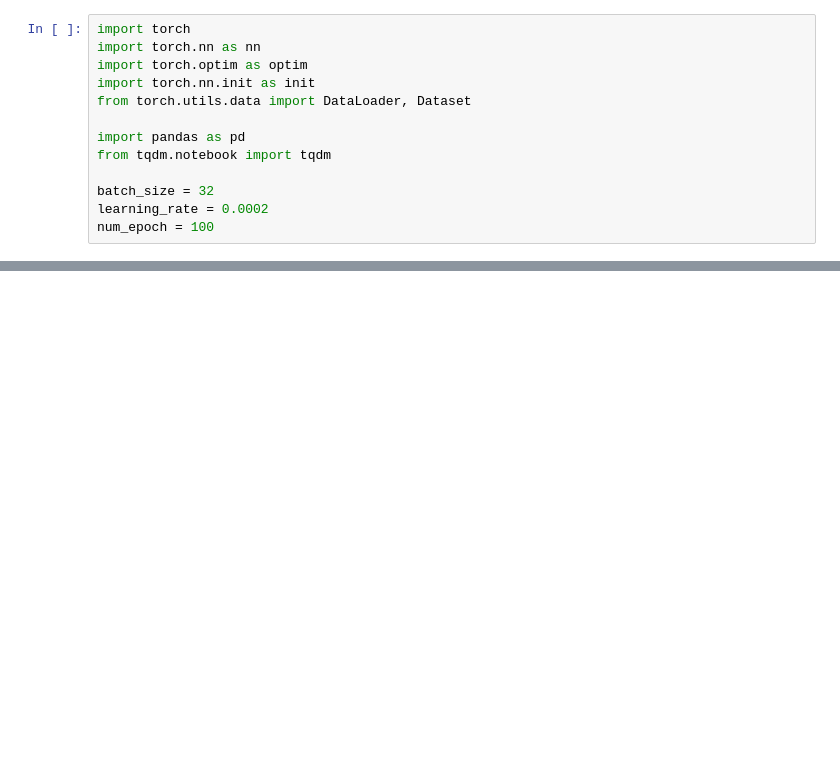
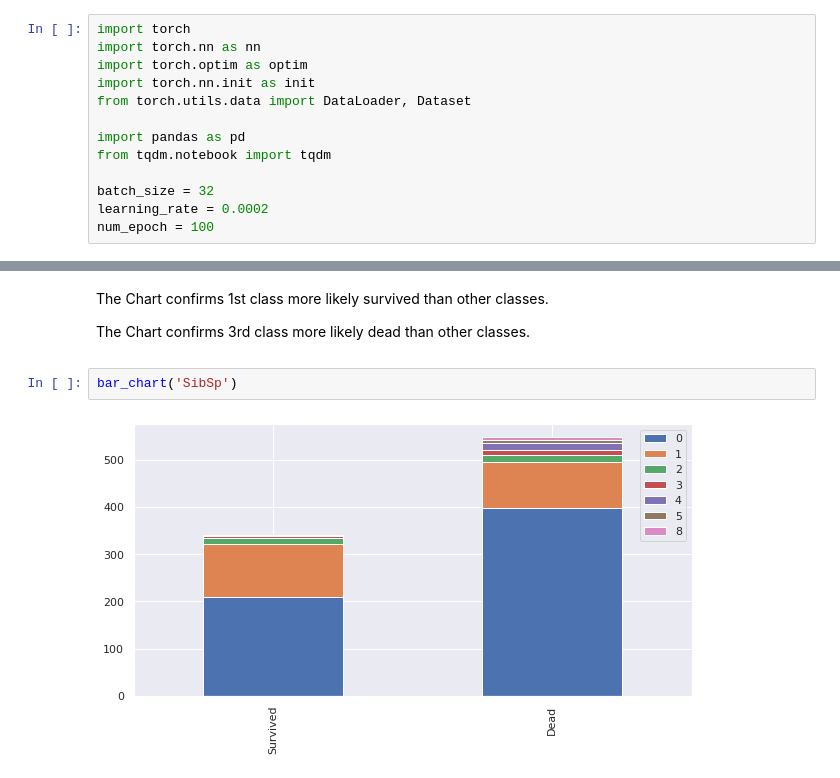
Before and after one commit to binlee52/AI-Study, a Jupyter notebook: Kaggle/Titanic - Machine Learning from Disaster/Titanic - Machine Learning from Disaster.ipynb, the cells around one changed output, grey strips where cells are left out. Cells and saved outputs as stored; diff of their text form; blank space fills up the shorter version.

```diff
--- a/Kaggle/Titanic - Machine Learning from Disaster/Titanic - Machine Learning from Disaster.ipynb
+++ b/Kaggle/Titanic - Machine Learning from Disaster/Titanic - Machine Learning from Disaster.ipynb
@@ -165,0 +179,7 @@ Accuracy of Test Data: 38.1944%
+# %% [markdown]
+The Chart confirms 1st class more likely survived than other classes.<p>
+The Chart confirms 3rd class more likely dead than other classes.
+# %%
+bar_chart('SibSp')
+# %% [output]
+[figure, added]
```
Also changed, not shown: parts of 113 cells of this notebook, 2 other files.
